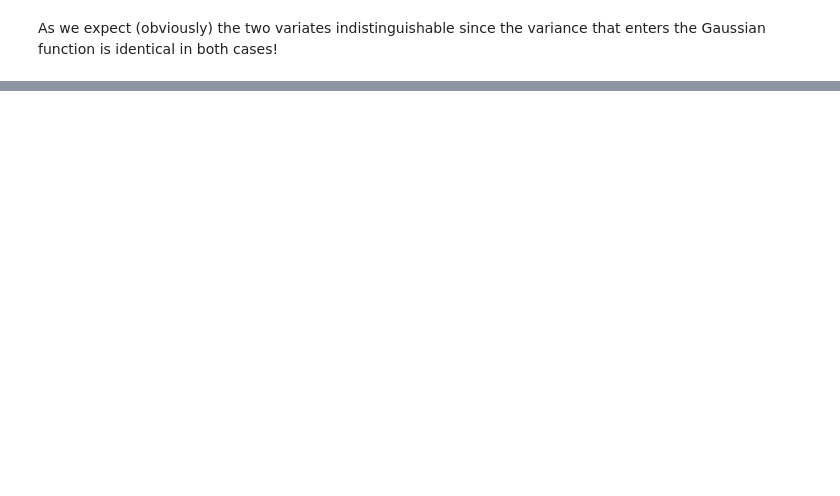
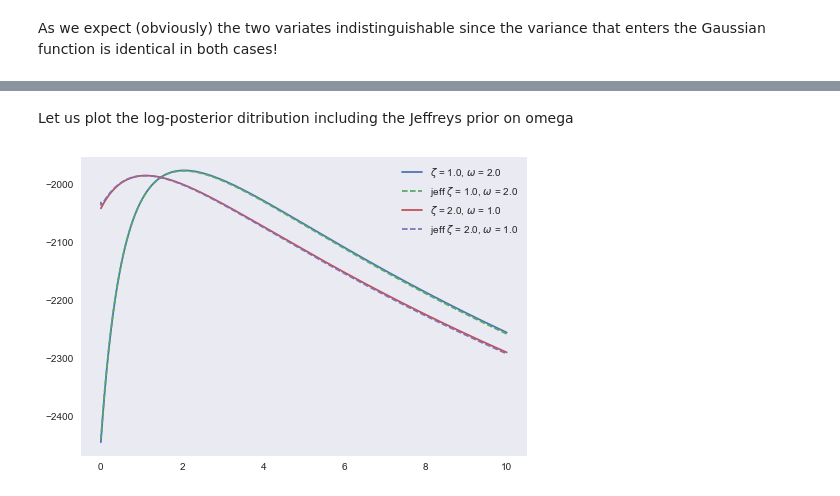
Before and after one commit to tbs1980/research-covariance-matrix-estimation, a Jupyter notebook: notes/univariate_gaussian/jupyter/2017_09_10_univariate_gaussian.ipynb, the cells around one changed output, grey strips where cells are left out. Drawn from its saved outputs; the diff is of its cells as text; code cells hidden in the pictures; blank space fills up the shorter version.

```diff
--- a/notes/univariate_gaussian/jupyter/2017_09_10_univariate_gaussian.ipynb
+++ b/notes/univariate_gaussian/jupyter/2017_09_10_univariate_gaussian.ipynb
@@ -22,8 +22,9 @@ plt.legend()
 # %% [markdown]
 As we expect (obviously) the two variates indistinguishable since the variance that enters the Gaussian function is identical in both cases!
 # %%
-def posterior_distribution_of_zeta(ys, zeta, omega):
+def log_posterior_distribution(ys, zeta, omega):
     n = len(ys)
-    return (2. * np.pi)**(-0.5 * n) #* (zeta + omega)**(-0.5 * n) * np.exp(-0.5 * np.sum(ys**2) / (zeta + omega))
+    return -0.5 * n * np.log(2. * np.pi) - 0.5 * n * np.log(zeta + omega) \
+        - 0.5 * np.sum(ys**2)/(zeta + omega)
 # %%
 for zeta, omega, ind in zip(zetas, omegas, range(2)):
@@ -42,0 +40,18 @@ posterior_distribution_of_zeta(ys_list[0], 1., 10.)
+# %%
+def log_posterior_distribution_jeffreys_omega(ys, zeta, omega):
+    n = len(ys)
+    return -0.5 * n * np.log(2. * np.pi) - 0.5 * n * np.log(zeta + omega) \
+        - 0.5 * np.sum(ys**2)/(zeta + omega) - np.log(omega)
+# %% [markdown]
+Let us plot the log-posterior ditribution including the Jeffreys prior on omega
+# %%
+for zeta, omega, ind in zip(zetas, omegas, range(2)):
+    o = np.logspace(-5, 1, 1000)
+    log_prob_o = log_posterior_distribution(ys_list[ind], zeta, o)
+    log_prob_o_p = log_posterior_distribution_jeffreys_omega(ys_list[ind], zeta, o)
+    plt.plot(o, log_prob_o, label=r"$\zeta$ = {}, $\omega$ = {}".format(zeta, omega))
+    plt.plot(o, log_prob_o_p, '--', label=r"jeff $\zeta$ = {}, $\omega$ = {}".format(zeta, omega))
+plt.legend(loc=0)
+plt.grid()
+# %% [output]
+[figure, added]
```
Also changed, not shown: parts of 7 cells of this notebook.
